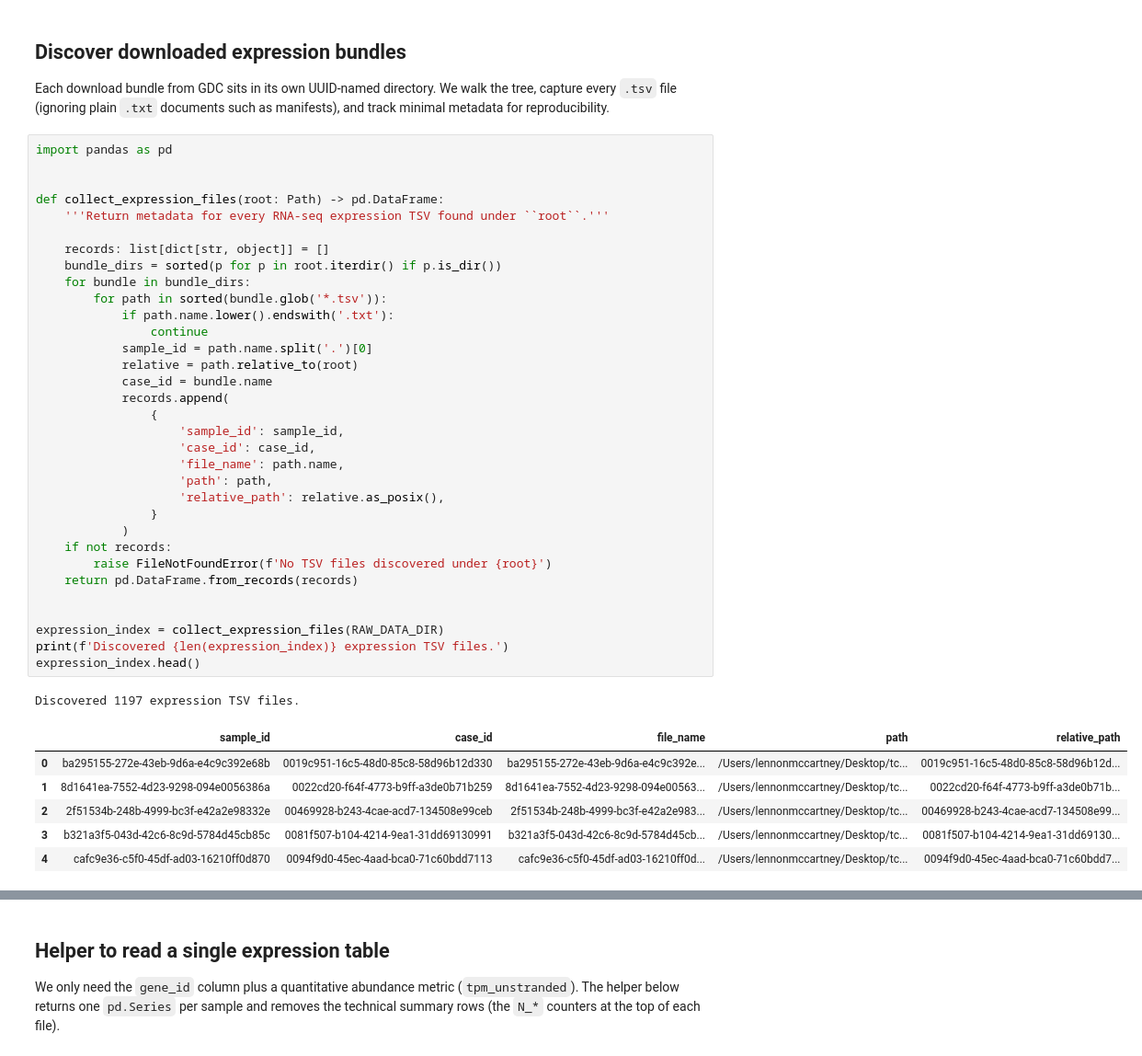
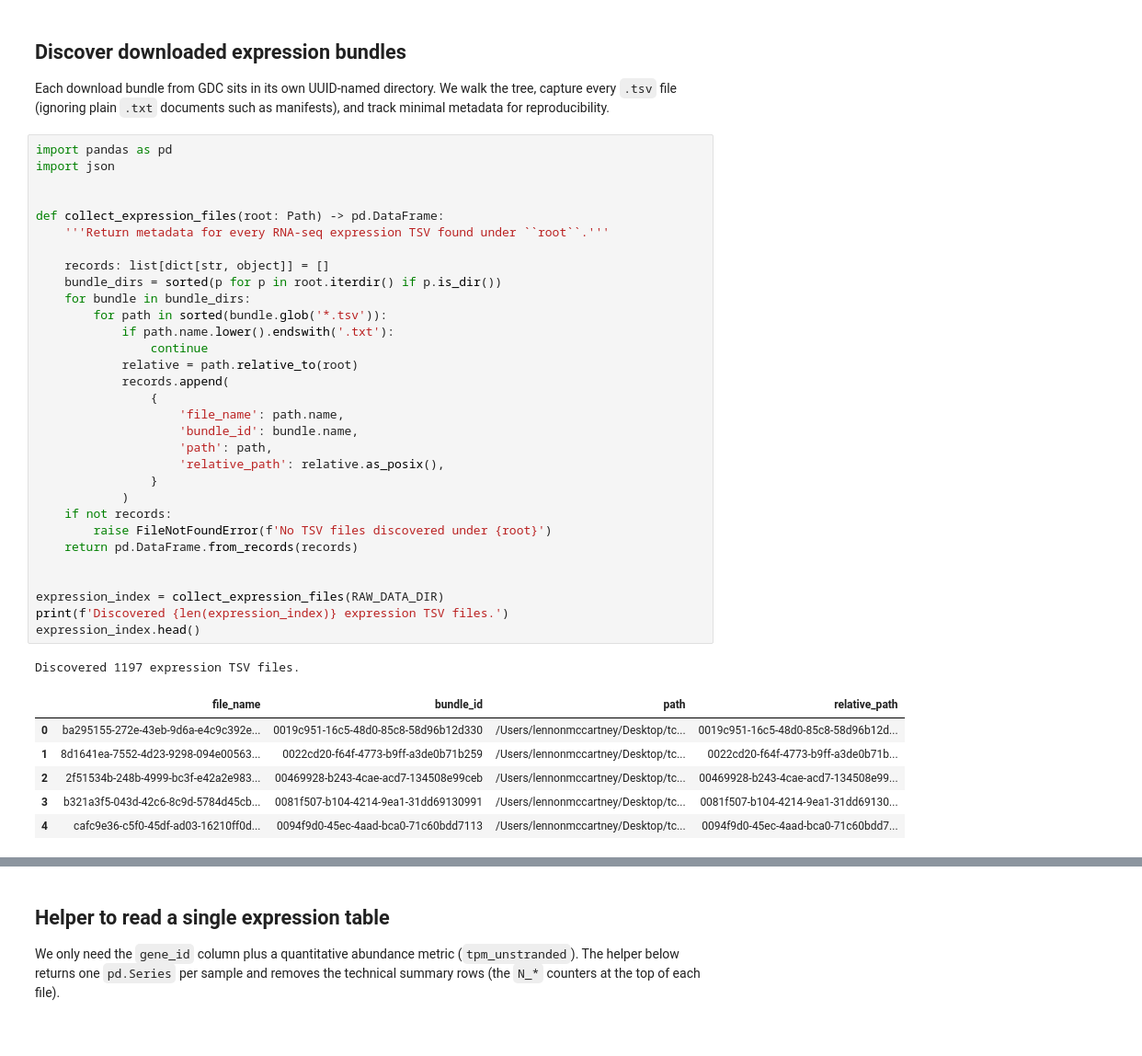
Before and after one commit to sarthak-arora1997/tcga-brca-multiomics-subtyping, a Jupyter notebook: notebooks/01_download_and_organize_data.ipynb, the cells around one changed output, grey strips where cells are left out. Shown at 92% size. Cells and saved outputs as stored; diff of their text form.

```diff
--- a/notebooks/01_download_and_organize_data.ipynb
+++ b/notebooks/01_download_and_organize_data.ipynb
@@ -46,42 +47,40 @@ RAW_DATA_DIR, CLINICAL_DATA_DIR, PROCESSED_DATA_DIR
 Each download bundle from GDC sits in its own UUID-named directory. We walk the tree, capture every `.tsv` file (ignoring plain `.txt` documents such as manifests), and track minimal metadata for reproducibility.
 # %%
 import pandas as pd
+import json
 
 
 def collect_expression_files(root: Path) -> pd.DataFrame:
     '''Return metadata for every RNA-seq expression TSV found under ``root``.'''
 
     records: list[dict[str, object]] = []
     bundle_dirs = sorted(p for p in root.iterdir() if p.is_dir())
     for bundle in bundle_dirs:
         for path in sorted(bundle.glob('*.tsv')):
             if path.name.lower().endswith('.txt'):
                 continue
-            sample_id = path.name.split('.')[0]
             relative = path.relative_to(root)
-            case_id = bundle.name
             records.append(
                 {
-                    'sample_id': sample_id,
-                    'case_id': case_id,
                     'file_name': path.name,
+                    'bundle_id': bundle.name,
                     'path': path,
                     'relative_path': relative.as_posix(),
                 }
             )
     if not records:
         raise FileNotFoundError(f'No TSV files discovered under {root}')
     return pd.DataFrame.from_records(records)
 
 
 expression_index = collect_expression_files(RAW_DATA_DIR)
 print(f'Discovered {len(expression_index)} expression TSV files.')
 expression_index.head()
 # %% [output]
 Discovered 1197 expression TSV files.
-|  | sample_id | case_id | file_name | path | relative_path |
-| 0 | ba295155-272e-43eb-9d6a-e4c9c392e68b | 0019c951-16c5-48d0-85c8-58d96b12d330 | ba295155-272e-43eb-9d6a-e4c9c392e... | /Users/lennonmccartney/Desktop/tc... | 0019c951-16c5-48d0-85c8-58d96b12d... |
-| 1 | 8d1641ea-7552-4d23-9298-094e0056386a | 0022cd20-f64f-4773-b9ff-a3de0b71b259 | 8d1641ea-7552-4d23-9298-094e00563... | /Users/lennonmccartney/Desktop/tc... | 0022cd20-f64f-4773-b9ff-a3de0b71b... |
-| 2 | 2f51534b-248b-4999-bc3f-e42a2e98332e | 00469928-b243-4cae-acd7-134508e99ceb | 2f51534b-248b-4999-bc3f-e42a2e983... | /Users/lennonmccartney/Desktop/tc... | 00469928-b243-4cae-acd7-134508e99... |
-| 3 | b321a3f5-043d-42c6-8c9d-5784d45cb85c | 0081f507-b104-4214-9ea1-31dd69130991 | b321a3f5-043d-42c6-8c9d-5784d45cb... | /Users/lennonmccartney/Desktop/tc... | 0081f507-b104-4214-9ea1-31dd69130... |
-| 4 | cafc9e36-c5f0-45df-ad03-16210ff0d870 | 0094f9d0-45ec-4aad-bca0-71c60bdd7113 | cafc9e36-c5f0-45df-ad03-16210ff0d... | /Users/lennonmccartney/Desktop/tc... | 0094f9d0-45ec-4aad-bca0-71c60bdd7... |
+|  | file_name | bundle_id | path | relative_path |
+| 0 | ba295155-272e-43eb-9d6a-e4c9c392e... | 0019c951-16c5-48d0-85c8-58d96b12d330 | /Users/lennonmccartney/Desktop/tc... | 0019c951-16c5-48d0-85c8-58d96b12d... |
+| 1 | 8d1641ea-7552-4d23-9298-094e00563... | 0022cd20-f64f-4773-b9ff-a3de0b71b259 | /Users/lennonmccartney/Desktop/tc... | 0022cd20-f64f-4773-b9ff-a3de0b71b... |
+| 2 | 2f51534b-248b-4999-bc3f-e42a2e983... | 00469928-b243-4cae-acd7-134508e99ceb | /Users/lennonmccartney/Desktop/tc... | 00469928-b243-4cae-acd7-134508e99... |
+| 3 | b321a3f5-043d-42c6-8c9d-5784d45cb... | 0081f507-b104-4214-9ea1-31dd69130991 | /Users/lennonmccartney/Desktop/tc... | 0081f507-b104-4214-9ea1-31dd69130... |
+| 4 | cafc9e36-c5f0-45df-ad03-16210ff0d... | 0094f9d0-45ec-4aad-bca0-71c60bdd7113 | /Users/lennonmccartney/Desktop/tc... | 0094f9d0-45ec-4aad-bca0-71c60bdd7... |
```
Also changed, not shown: parts of 18 cells of this notebook.
